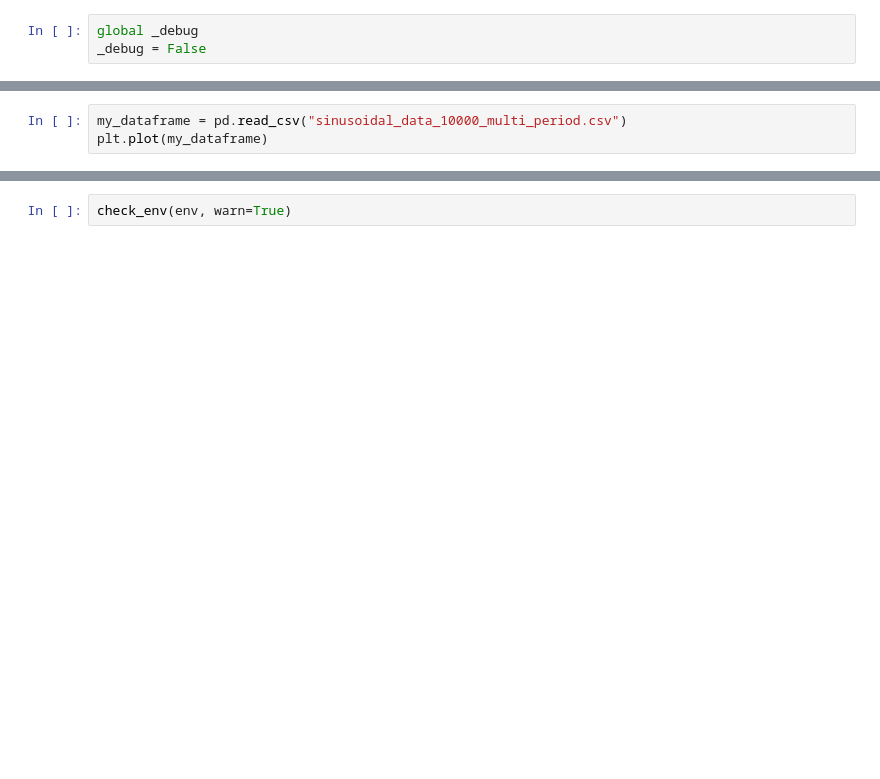
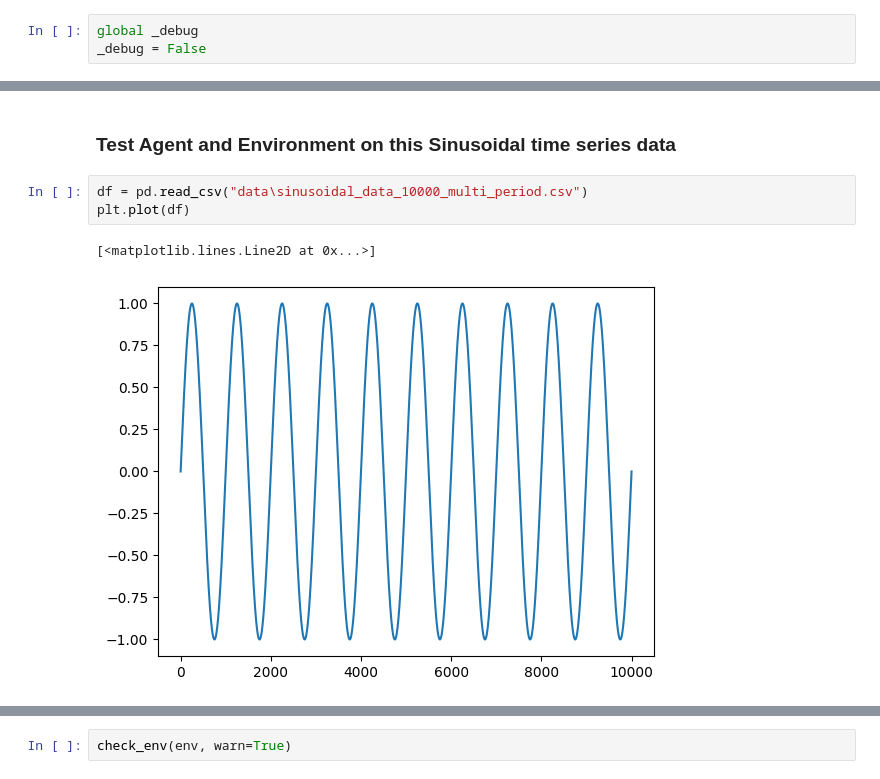
Before and after one commit to andrewrade/3001-RL-Grid-Battery-Management-Agent, a Jupyter notebook: environment.ipynb, the cells around one changed output, grey strips where cells are left out. Drawn from its saved outputs; the diff is of its cells as text; blank space fills up the shorter version.

```diff
--- a/environment.ipynb
+++ b/environment.ipynb
@@ -21,3 +36,8 @@ df.head()
+# %% [markdown]
+### Test Agent and Environment on this Sinusoidal time series data
 # %%
-my_dataframe = pd.read_csv("sinusoidal_data_10000_multi_period.csv")
-plt.plot(my_dataframe)
+df = pd.read_csv("data\sinusoidal_data_10000_multi_period.csv")
+plt.plot(df)
+# %% [output]
+[<matplotlib.lines.Line2D at 0x...>]
+[figure, added]
```
Also changed, not shown: parts of 26 cells of this notebook.
